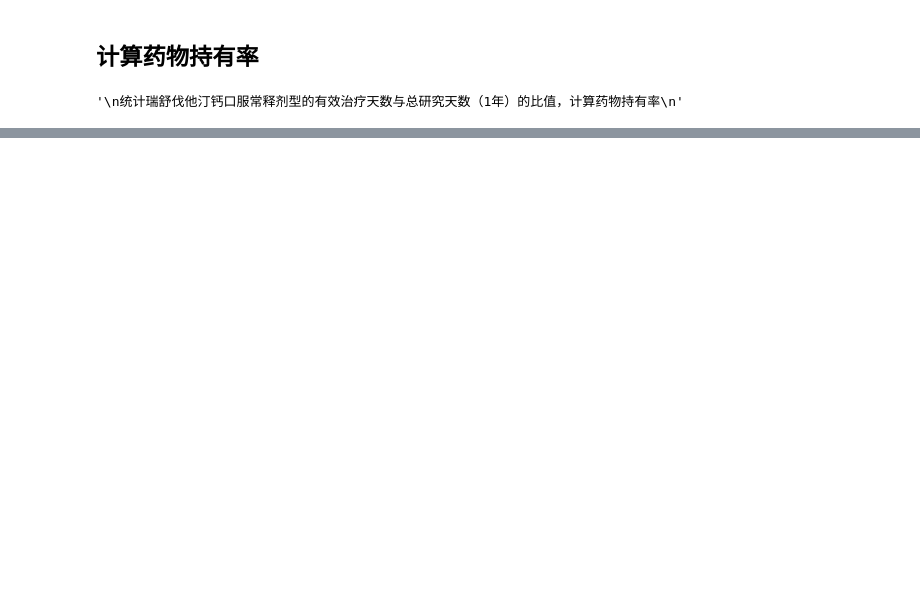
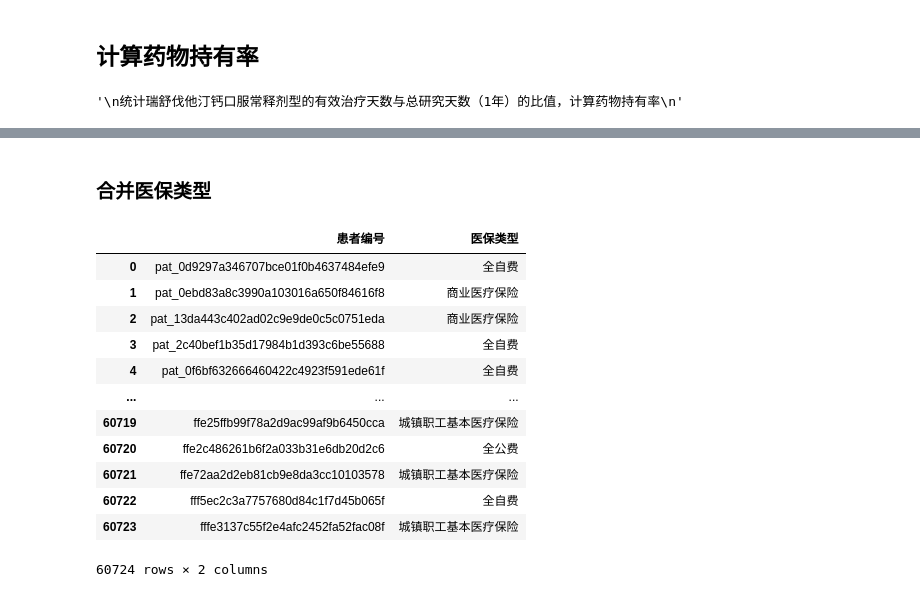
Before and after one commit to yuyongsheng1990/Rosu_Beijing_renmin_hospital, a Jupyter notebook: data_process_dependency.ipynb, the cells around one changed output, grey strips where cells are left out. Drawn from its saved outputs; the diff is of its cells as text; code cells hidden in the pictures; blank space fills up the shorter version.

```diff
--- a/data_process_dependency.ipynb
+++ b/data_process_dependency.ipynb
@@ -1404,0 +1485,3 @@ df_drug_resuvatin_popu.head(1)
+# %%
+df_insurance_2.columns=['患者编号','就诊科室','医保类型']
+df_insurance_2=df_insurance_2[['患者编号','医保类型']]
@@ -1406,0 +1494,36 @@ df_drug_resuvatin_popu_first.to_csv(project_path+'/data/processed_data/依从性
+# %% [markdown]
+### 合并医保类型
+# %%
+df_insurance=pd.concat([df_insurance_1,df_insurance_2],axis=0)
+# 删除重复
+df_insurance=df_insurance.drop_duplicates(['患者编号', '医保类型'],keep='first')
+# 删除其他医保类型
+df_insurance=df_insurance[~ df_insurance['医保类型'].str.contains('其他')]
+# %%
+# 合并同一人的多种医保类型
+temp_list=[]
+for i in df_insurance.患者编号.unique():
+    temp=df_insurance[df_insurance['患者编号']==i].reset_index(drop=True)
+    if temp.shape[0]>1:
+        temp=temp.loc[:0,]
+        temp.loc[0,'医保类型']=';'.join(temp['医保类型'].to_list())
+    temp_list.append(temp)
+# %%
+df_insurance=pd.concat(temp_list,axis=0).reset_index(drop=True)
+del temp_list
+# %%
+df_insurance
+# %% [output]
+|  | 患者编号 | 医保类型 |
+| 0 | pat_0d9297a346707bce01f0b4637484efe9 | 全自费 |
+| 1 | pat_0ebd83a8c3990a103016a650f84616f8 | 商业医疗保险 |
+| 2 | pat_13da443c402ad02c9e9de0c5c0751eda | 商业医疗保险 |
+| 3 | pat_2c40bef1b35d17984b1d393c6be55688 | 全自费 |
+| 4 | pat_0f6bf632666460422c4923f591ede61f | 全自费 |
+| ... | ... | ... |
+| 60719 | ffe25ffb99f78a2d9ac99af9b6450cca | 城镇职工基本医疗保险 |
+| 60720 | ffe2c486261b6f2a033b31e6db20d2c6 | 全公费 |
+| 60721 | ffe72aa2d2eb81cb9e8da3cc10103578 | 城镇职工基本医疗保险 |
+| 60722 | fff5ec2c3a7757680d84c1f7d45b065f | 全自费 |
+| 60723 | fffe3137c55f2e4afc2452fa52fac08f | 城镇职工基本医疗保险 |
+60724 rows × 2 columns
```
Also changed, not shown: parts of 75 cells of this notebook.
